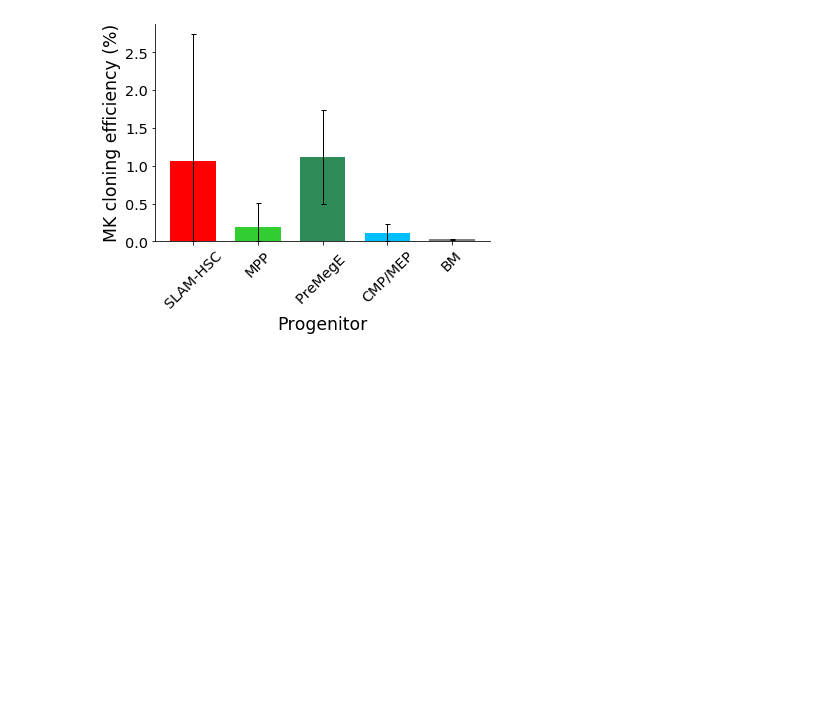
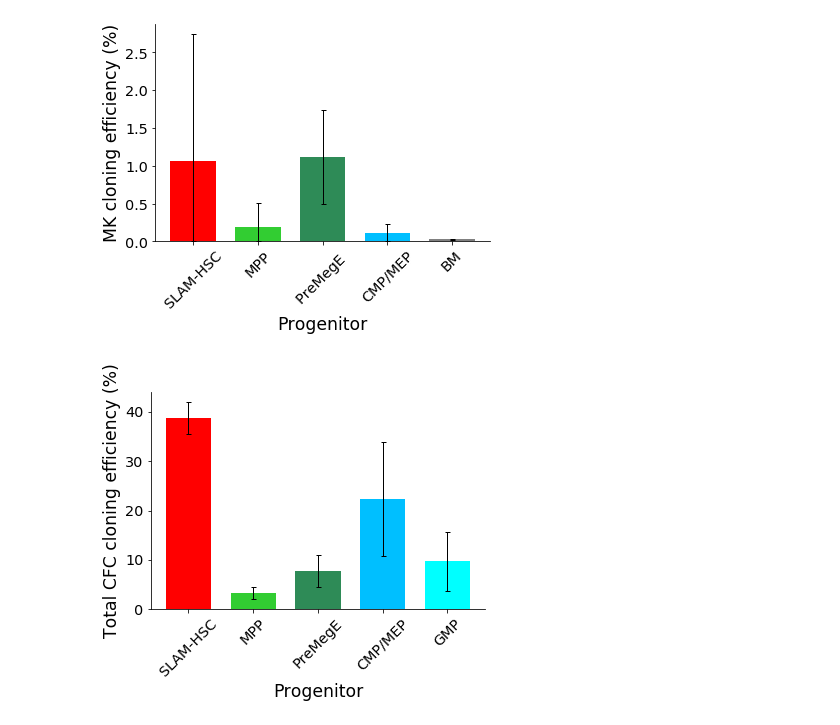
Before and after one commit to GiulioPr/Generational_multiplex_analysis, a Jupyter notebook: 2b_extra_bar_plot.ipynb, the cells around one changed output. Drawn from its saved outputs; the diff is of its cells as text; code cells hidden in the pictures; blank space fills up the shorter version.

```diff
--- a/2b_extra_bar_plot.ipynb
+++ b/2b_extra_bar_plot.ipynb
@@ -123,7 +189,6 @@ dfe
 #              legend_title, legend_classes, legend_cols,
 #              cat_width=0.7, str_sep='   '):
 #cols_dct
-colors = sns.color_palette('Accent')
 colors = ['Red', 'Limegreen', 'seagreen', 'Deepskyblue', 'grey']
 #             'SLAM+ Flt3+':'seagreen', 'GMP':'aqua', 'MEP':'Deepskyblue', 'SLAM+ MEP':'Royalblue',
 #             'MP':'DarkViolet', 'CD16/32- ckit-':'Violet'}
@@ -136,11 +201,11 @@ legend_cols = colors
 cat_width = 0.7
 fig, ax = plt.subplots()
 
-for k,col in enumerate(dfe.columns):
-    dfe.loc[:,col]
+for k,col in enumerate(dfecp.columns):
+    dfecp.loc[:,col]
     x = k - cat_width/2
-    y = dfe.loc[:,col].mean()
-    ci = dfe.loc[:,col].std()
+    y = dfecp.loc[:,col].mean()
+    ci = dfecp.loc[:,col].std()
     ax.plot([k]*2, [max(y-ci, 0), min(y+ci, 100)],
             ls='-', marker='_', ms=5., lw=1., color='Black')#, color='Silver')
     ax.bar(x=x, height=y,
@@ -148,9 +213,9 @@ for k,col in enumerate(dfe.columns):
            color=colors[k])#, label=col)
 #ax.legend(handles=handles, loc='upper left', ncol=1, bbox_to_anchor= (1.05, 1.), title=legend_title)
 
-ax.set_xticks(np.arange(len(dfe.columns), dtype=int))
+ax.set_xticks(np.arange(len(dfecp.columns), dtype=int))
 #xtickslabels = [str_sep.join(dct_plot[cat_k].keys())+'\n'+cat_k for cat_k in dct_plot.keys()]
-ax.set_xticklabels(dfe.columns.to_list(), rotation=45)
+ax.set_xticklabels(dfecp.columns.to_list(), rotation=45)
 ax.set_ylim(bottom=0)
 ax.set_xlabel(xlabel)
 ax.set_ylabel(ylabel)
@@ -161,3 +226,45 @@ sns.despine(fig=fig)
 fig.savefig(path_plot+'FigCEFF.pdf', bbox_inches='tight')
 # %% [output]
 [figure]
+# %%
+#def plot_bars(dct_plot, cols_dct, xlabel, ylabel,
+#              legend_title, legend_classes, legend_cols,
+#              cat_width=0.7, str_sep='   '):
+#cols_dct
+colors = ['Red', 'Limegreen', 'seagreen', 'Deepskyblue', 'aqua']
+#             'SLAM+ Flt3+':'seagreen', 'GMP':'aqua', 'MEP':'Deepskyblue', 'SLAM+ MEP':'Royalblue',
+#             'MP':'DarkViolet', 'CD16/32- ckit-':'Violet'}
+#['MK', 'CFU-MK', 'GM', 'BFU-E', 'Mixed']
+xlabel = 'Progenitor'
+ylabel = 'Total CFC cloning efficiency (%)'
+legend_title = 'Cell type'
+legend_classes = df.columns.to_list()
+legend_cols = colors
+cat_width = 0.7
+fig, ax = plt.subplots()
+
+for k,col in enumerate(dfeme.columns):
+    dfeme.loc[:,col]
+    x = k - cat_width/2
+    y = dfeme.loc[:,col].mean()
+    ci = dfeme.loc[:,col].std()
+    ax.plot([k]*2, [max(y-ci, 0), min(y+ci, 100)],
+            ls='-', marker='_', ms=5., lw=1., color='Black')#, color='Silver')
+    ax.bar(x=x, height=y,
+           width=cat_width, bottom=0, align='edge',
+           color=colors[k])#, label=col)
+#ax.legend(handles=handles, loc='upper left', ncol=1, bbox_to_anchor= (1.05, 1.), title=legend_title)
+
+ax.set_xticks(np.arange(len(dfeme.columns), dtype=int))
+#xtickslabels = [str_sep.join(dct_plot[cat_k].keys())+'\n'+cat_k for cat_k in dct_plot.keys()]
+ax.set_xticklabels(dfeme.columns.to_list(), rotation=45)
+ax.set_ylim(bottom=0)
+ax.set_xlabel(xlabel)
+ax.set_ylabel(ylabel)
+#ax.set_yticks(np.linspace(0,100,5))
+#ax.set_yticklabels(np.linspace(0,100,5, dtype=int))
+sns.despine(fig=fig)
+#return fig,ax
+fig.savefig(path_plot+'FigMEEFF.pdf', bbox_inches='tight')
+# %% [output]
+[figure, added]
```
Also changed, not shown: parts of 9 cells of this notebook, 8 other files.
